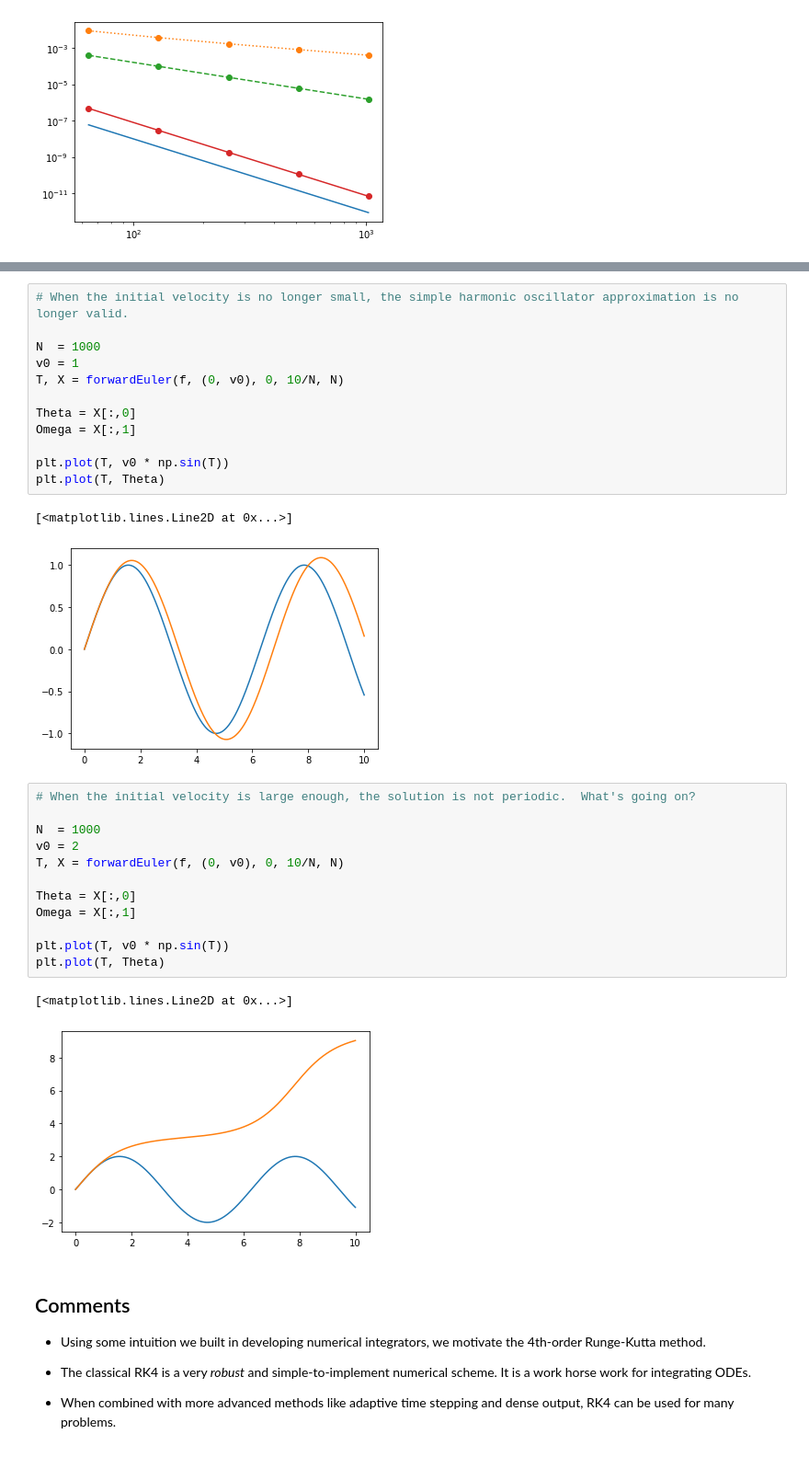
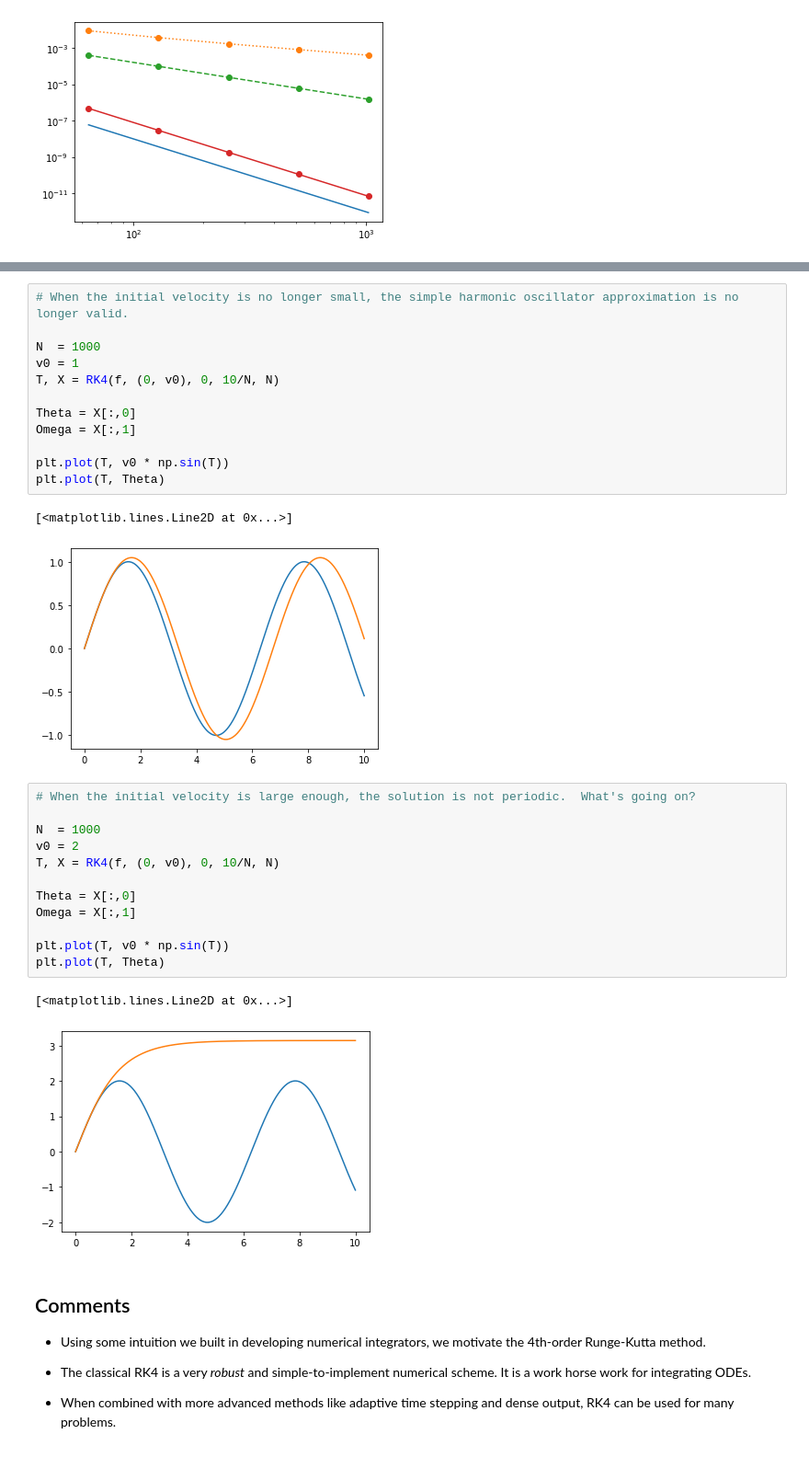
Before and after one commit to uarizona-2021spring-phys105a/phys105a, a Jupyter notebook: 12/ode2.ipynb, the cells around one changed output, grey strips where cells are left out. Shown at 92% size. Drawn from its saved outputs; the diff is of its cells as text.

```diff
--- a/12/ode2.ipynb
+++ b/12/ode2.ipynb
@@ -272,7 +272,7 @@ plt.plot(T, Theta)
 
 N  = 1000
 v0 = 1
-T, X = forwardEuler(f, (0, v0), 0, 10/N, N)
+T, X = RK4(f, (0, v0), 0, 10/N, N)
 
 Theta = X[:,0]
 Omega = X[:,1]
@@ -281,22 +281,22 @@ plt.plot(T, v0 * np.sin(T))
 plt.plot(T, Theta)
 # %% [output]
 [<matplotlib.lines.Line2D at 0x...>]
-[figure, old version]
+[figure, new version]
 # %%
 # When the initial velocity is large enough, the solution is not periodic.  What's going on?
 
 N  = 1000
 v0 = 2
-T, X = forwardEuler(f, (0, v0), 0, 10/N, N)
+T, X = RK4(f, (0, v0), 0, 10/N, N)
 
 Theta = X[:,0]
 Omega = X[:,1]
 
 plt.plot(T, v0 * np.sin(T))
 plt.plot(T, Theta)
 # %% [output]
 [<matplotlib.lines.Line2D at 0x...>]
-[figure, old version]
+[figure, new version]
 # %% [markdown]
 ## Comments
 
```
Also changed, not shown: parts of 1 cell of this notebook.
